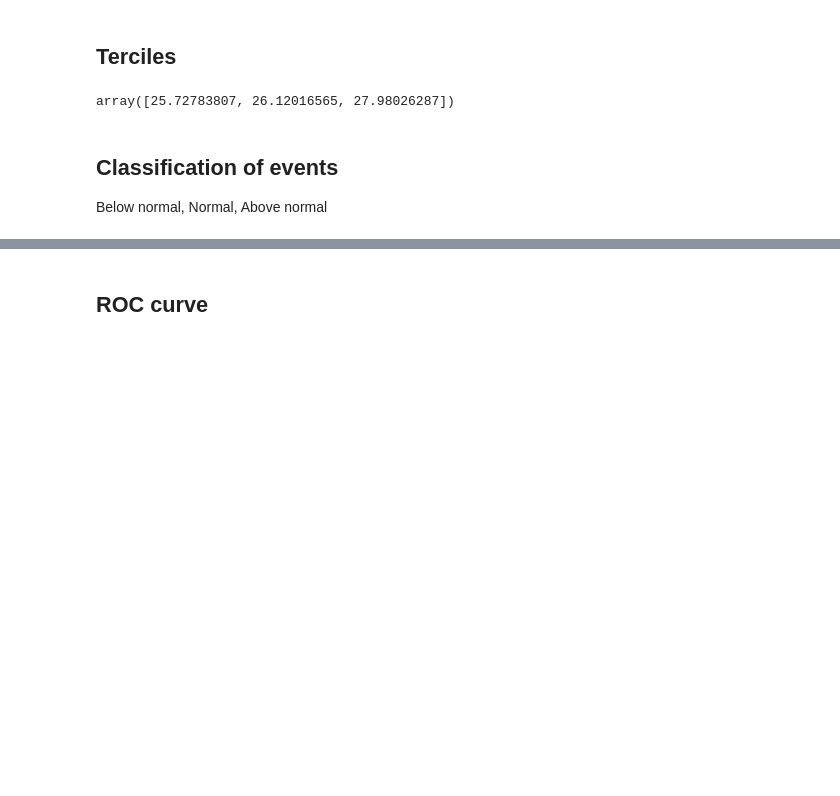
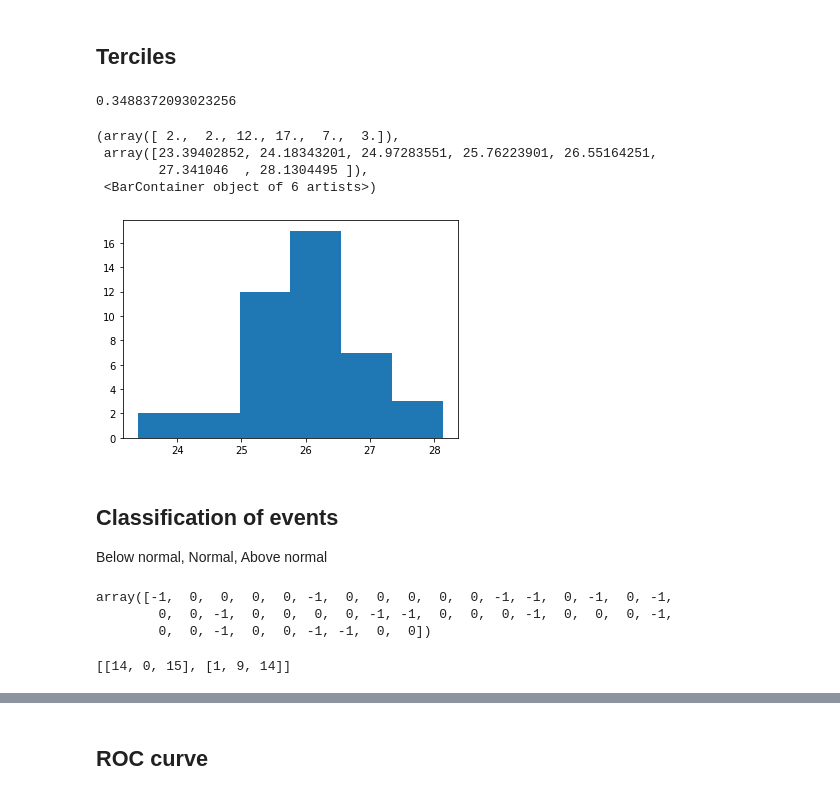
Before and after one commit to jumin94/MPE_CDT_2021, a Jupyter notebook: exploratory_analysis.ipynb, the cells around one changed output, grey strips where cells are left out. Cells and saved outputs as stored; diff of their text form; code cells hidden in the pictures; blank space fills up the shorter version.

Commit message:
contingency table

```diff
--- a/exploratory_analysis.ipynb
+++ b/exploratory_analysis.ipynb
@@ -103,7 +103,15 @@ terciles = df['obs'].quantile([0.33,0.66,0.99]).values
+# %%
+np.sum(np.where(df['obs'] >= terciles[1],1,0))/len(df['obs'])
+# %% [output]
+0.3488372093023256
 # %%
-terciles
+plt.hist(df['obs'],bins = 6)
 # %% [output]
-array([25.72783807, 26.12016565, 27.98026287])
+(array([ 2.,  2., 12., 17.,  7.,  3.]),
+ array([23.39402852, 24.18343201, 24.97283551, 25.76223901, 26.55164251,
+        27.341046  , 28.1304495 ]),
+ <BarContainer object of 6 artists>)
+[figure, added]
 # %% [markdown]
 ## Classification of events
 
@@ -118,0 +132,6 @@ def categorization_terciles(df):
+# %%
+np.where(df['obs'] <= terciles[0],1,0)*(-1)
+# %% [output]
+array([-1,  0,  0,  0,  0, -1,  0,  0,  0,  0,  0, -1, -1,  0, -1,  0, -1,
+        0,  0, -1,  0,  0,  0,  0, -1, -1,  0,  0,  0, -1,  0,  0,  0, -1,
+        0,  0, -1,  0,  0, -1, -1,  0,  0])
@@ -118,0 +143,4 @@ def categorization_terciles(df):
+# %%
+cont_table
+# %% [output]
+[[14, 0, 15], [1, 9, 14]]
```
Also changed, not shown: parts of 5 cells of this notebook, 1 other file.
